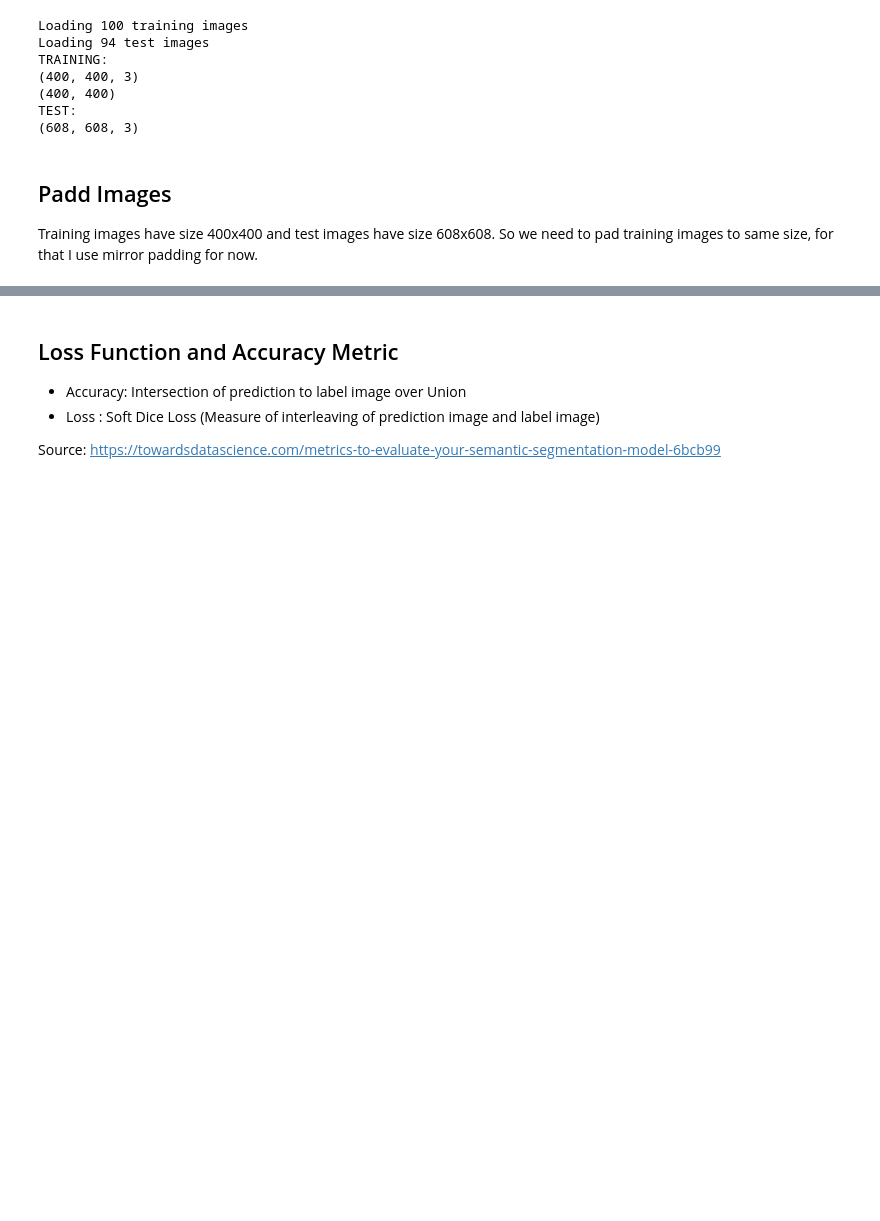
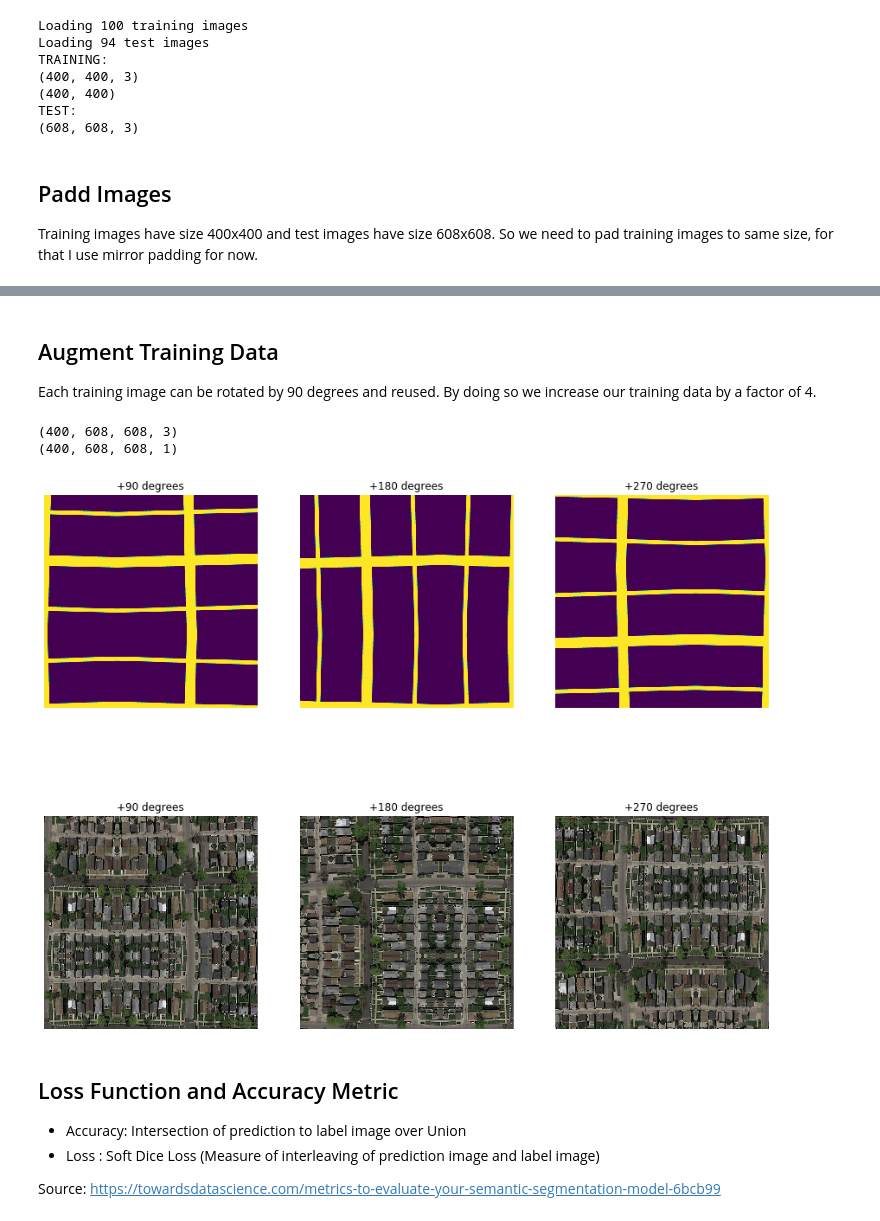
Before and after one commit to jkfrie/CIL-FS20-ETHZ, a Jupyter notebook: fullyCNN_baseline.ipynb, the cells around one changed output, grey strips where cells are left out. Cells and saved outputs as stored; diff of their text form; code cells hidden in the pictures; blank space fills up the shorter version.

```diff
--- a/fullyCNN_baseline.ipynb
+++ b/fullyCNN_baseline.ipynb
@@ -121,5 +125,63 @@ print(training_label.shape)
 (100, 608, 608, 3)
 (100, 608, 608, 1)
+# %% [markdown]
+## Augment Training Data
+Each training image can be rotated by 90 degrees and reused. By doing so we increase our training data by a factor of 4.
+# %%
+rotated_training_images = []
+rotated_training_labels = []
+for i in range(n):
+    cur_image = Image.fromarray(training_image[i])
+    cur_label = Image.fromarray(np.squeeze(training_label[i]))
+    rotated_training_images.append(np.asarray(cur_image.rotate(90)))
+    rotated_training_labels.append(np.asarray(cur_label.rotate(90)))
+    rotated_training_images.append(np.asarray(cur_image.rotate(180)))
+    rotated_training_labels.append(np.asarray(cur_label.rotate(180)))
+    rotated_training_images.append(np.asarray(cur_image.rotate(270)))
+    rotated_training_labels.append(np.asarray(cur_label.rotate(270)))
+
+training_image = np.concatenate((training_image, np.array(rotated_training_images)), axis=0)
+training_label = np.concatenate((training_label, np.expand_dims(np.array(rotated_training_labels), -1)), axis=0)
+print(training_image.shape)
+print(training_label.shape)
+
+# Plot rotated images
+f = plt.figure(figsize = (15, 25))
+
+f.add_subplot(1, 3, 1)
+plt.imshow(rotated_training_images[0])
+plt.title("+90 degrees")
+plt.axis('off')
+
+f.add_subplot(1, 3, 2)
+plt.imshow(rotated_training_images[1])
+plt.title("+180 degrees")
+plt.axis('off')
+
+f.add_subplot(1, 3, 3)
+plt.imshow(rotated_training_images[2])
+plt.title("+270 degrees")
+plt.axis('off')
+
+f.add_subplot(2, 3, 1)
+plt.imshow(rotated_training_labels[0])
+plt.title("+90 degrees")
+plt.axis('off')
+
+f.add_subplot(2, 3, 2)
+plt.imshow(rotated_training_labels[1])
+plt.title("+180 degrees")
+plt.axis('off')
+
+f.add_subplot(2, 3, 3)
+plt.imshow(rotated_training_labels[2])
+plt.title("+270 degrees")
+plt.axis('off')
+plt.show()
+# %% [output]
+(400, 608, 608, 3)
+(400, 608, 608, 1)
+[figure, added]
 # %% [markdown]
 ## Loss Function and Accuracy Metric
 - Accuracy: Intersection of prediction to label image over Union
```
Also changed, not shown: parts of 5 cells of this notebook, 1 other file.
